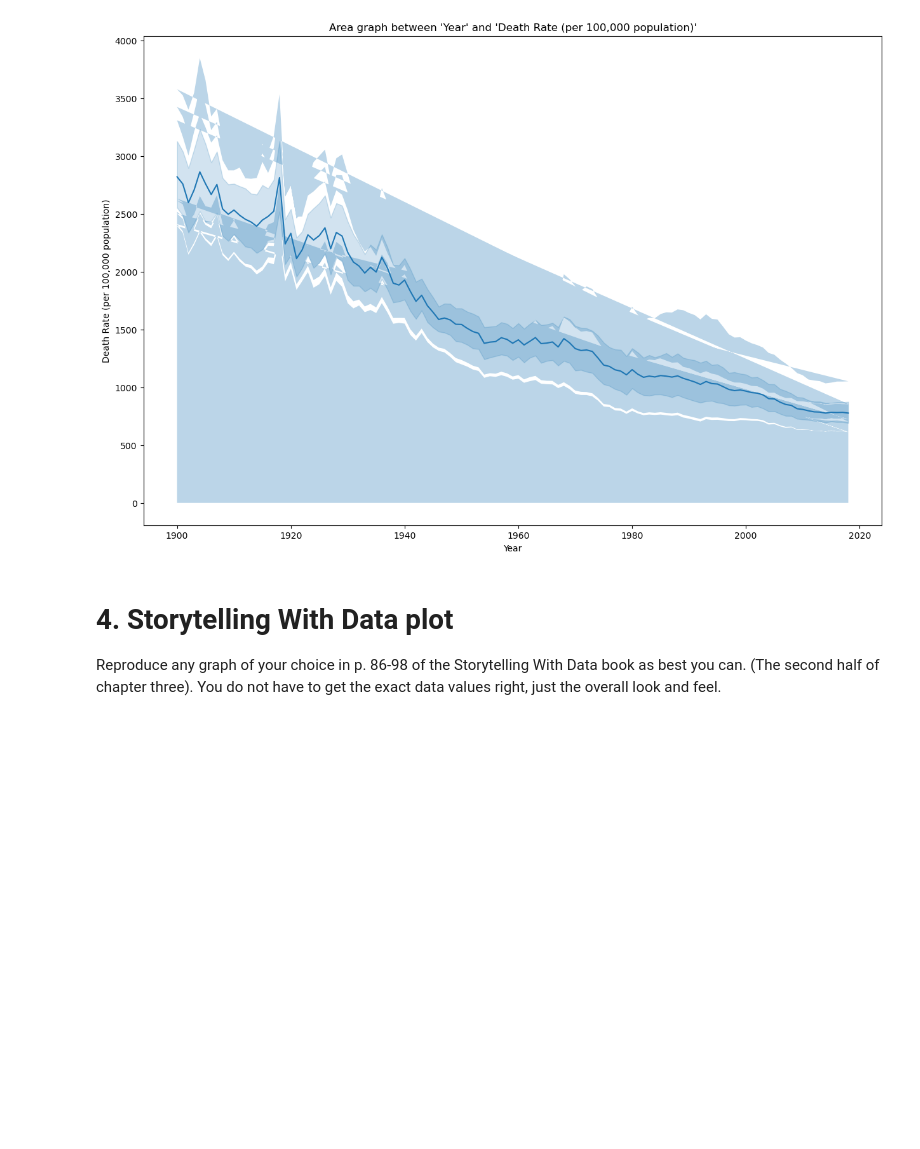
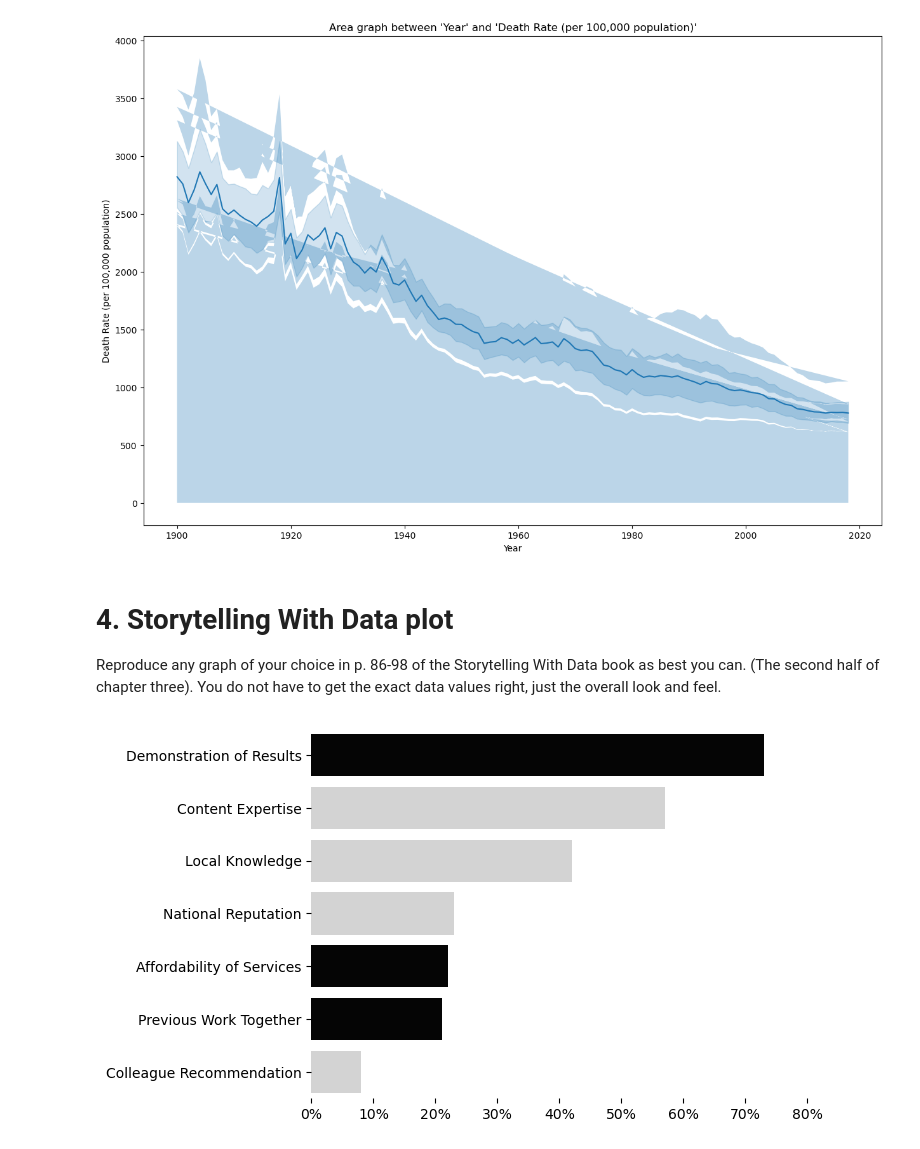
Before and after one commit to veniola/Module-B-semester-2, a Jupyter notebook: OMDS-ModB2-Week6-Eniola-Victoria.ipynb, the cells around one changed output. Saved outputs shown, nothing was run; the diff lists cells and outputs as text; code cells hidden in the pictures; blank space fills up the shorter version.

```diff
--- a/OMDS-ModB2-Week6-Eniola-Victoria.ipynb
+++ b/OMDS-ModB2-Week6-Eniola-Victoria.ipynb
@@ -161,3 +161,34 @@ plt.show()
 Reproduce any graph of your choice in p. 86-98 of the Storytelling With Data book as best you can.  (The second half of chapter three).  You do not have to get the exact data values right, just the overall look and feel.
 # %%
 # STORYTELLING WITH DATA GRAPH:
+
+# Horizontal Bar Chart
+categories =['Demonstration of Results', 'Content Expertise', 'Local Knowledge', 'National Reputation', 'Affordability of Services', 'Previous Work Together', 'Colleague Recommendation']
+percentages = [73, 57, 42, 23, 22, 21, 8]
+
+color_map = {
+  'Demonstration of Results': "#050505",
+  'Content Expertise':          "lightgrey",
+  'Local Knowledge':            "lightgrey",
+  'National Reputation':       "lightgrey",
+  'Affordability of Services': "#050505",
+  'Previous Work Together':    "#050505",
+  'Colleague Recommendation':  "lightgrey",
+}
+colors = [color_map[c] for c in categories]
+
+ax = sns.barplot(x=percentages, y=categories, color='lightgrey')  # initial plot
+
+for spine in ax.spines.values():        # completely removes graph border
+    spine.set_visible(False)
+
+for i, p in enumerate(ax.patches):      # set colors explicitly
+    p.set_facecolor(colors[i])
+
+# convert x-axis ticks to percentages
+ax.set_xticklabels([f'{int(x)}%' for x in ax.get_xticks()])
+
+plt.xlim(0, 80)
+plt.show()
+# %% [output]
+[figure, added]
```
